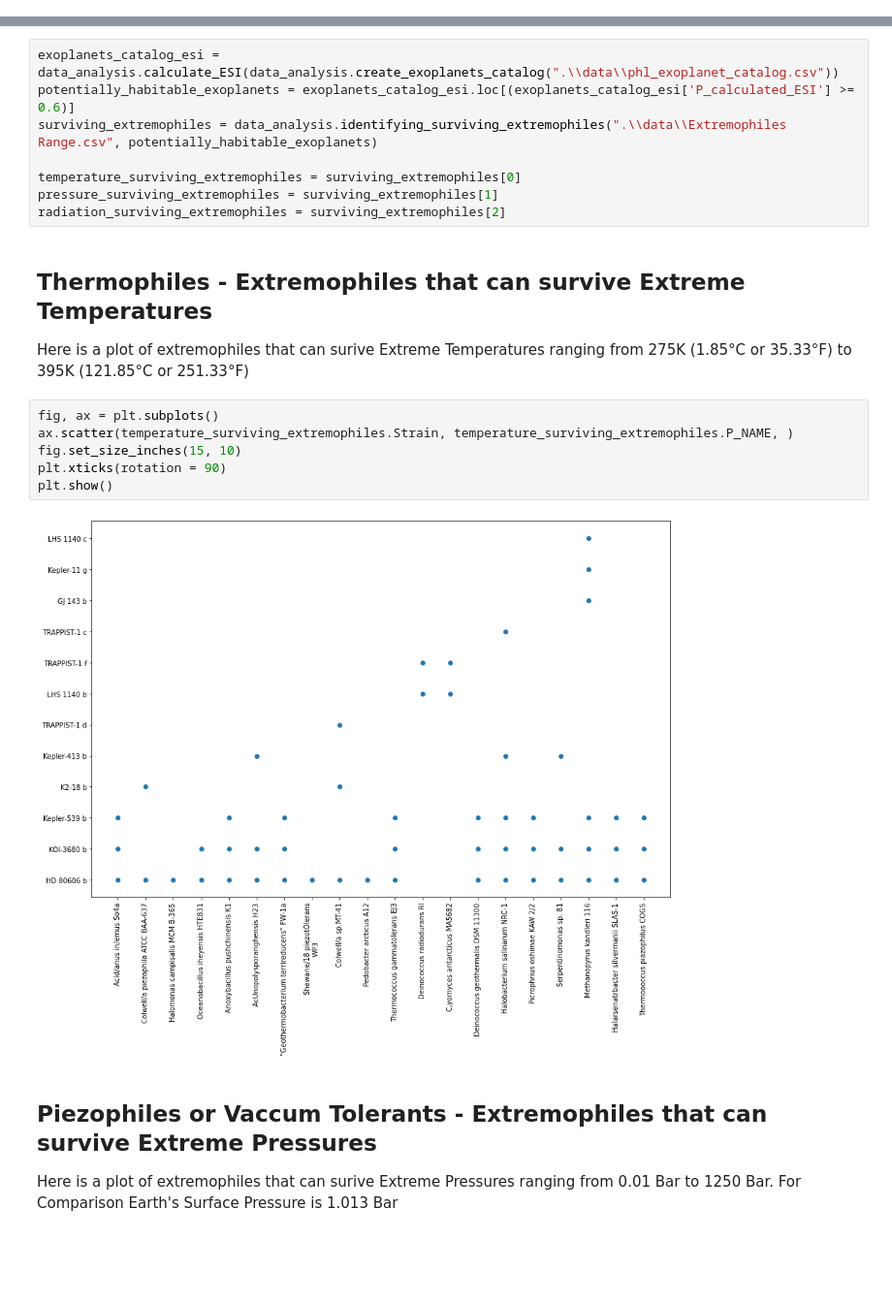
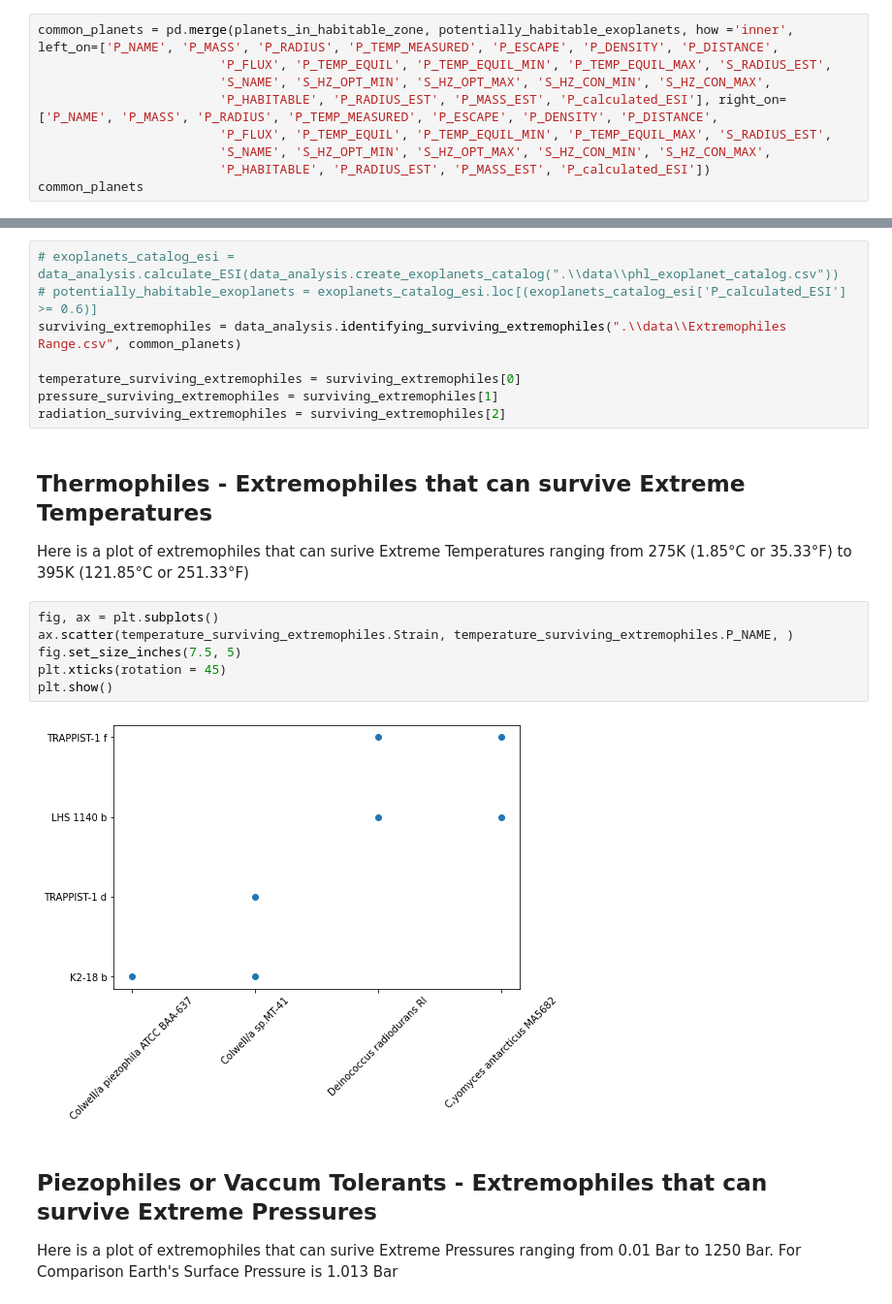
Before and after one commit to Saahil87/2021Fall_finals, a Jupyter notebook: visualizations.ipynb, the cells around one changed output, grey strips where cells are left out. Shown at 97% size. Saved outputs shown, nothing was run; the diff lists cells and outputs as text; blank space fills up the shorter version.

Commit message:
1. Semi-final visualizations.ipynb

```diff
--- a/visualizations.ipynb
+++ b/visualizations.ipynb
@@ -214,0 +176,9 @@ common_planets
+# %%
+common_planets = pd.merge(planets_in_habitable_zone, potentially_habitable_exoplanets, how ='inner', left_on=['P_NAME', 'P_MASS', 'P_RADIUS', 'P_TEMP_MEASURED', 'P_ESCAPE', 'P_DENSITY', 'P_DISTANCE',
+                        'P_FLUX', 'P_TEMP_EQUIL', 'P_TEMP_EQUIL_MIN', 'P_TEMP_EQUIL_MAX', 'S_RADIUS_EST',
+                        'S_NAME', 'S_HZ_OPT_MIN', 'S_HZ_OPT_MAX', 'S_HZ_CON_MIN', 'S_HZ_CON_MAX',
+                        'P_HABITABLE', 'P_RADIUS_EST', 'P_MASS_EST', 'P_calculated_ESI'], right_on=['P_NAME', 'P_MASS', 'P_RADIUS', 'P_TEMP_MEASURED', 'P_ESCAPE', 'P_DENSITY', 'P_DISTANCE',
+                        'P_FLUX', 'P_TEMP_EQUIL', 'P_TEMP_EQUIL_MIN', 'P_TEMP_EQUIL_MAX', 'S_RADIUS_EST',
+                        'S_NAME', 'S_HZ_OPT_MIN', 'S_HZ_OPT_MAX', 'S_HZ_CON_MIN', 'S_HZ_CON_MAX',
+                        'P_HABITABLE', 'P_RADIUS_EST', 'P_MASS_EST', 'P_calculated_ESI'])
+common_planets
@@ -226,9 +205,9 @@ pd.set_option('max_colwidth', 800)
 # %% [markdown]
 Extracting data from the analysis to get extremophiles that can survive extreme Temperatures, Pressures and Radiation.
 # %%
-exoplanets_catalog_esi = data_analysis.calculate_ESI(data_analysis.create_exoplanets_catalog(".\\data\\phl_exoplanet_catalog.csv"))
-potentially_habitable_exoplanets = exoplanets_catalog_esi.loc[(exoplanets_catalog_esi['P_calculated_ESI'] >= 0.6)]
-surviving_extremophiles = data_analysis.identifying_surviving_extremophiles(".\\data\\Extremophiles Range.csv", potentially_habitable_exoplanets)
+# exoplanets_catalog_esi = data_analysis.calculate_ESI(data_analysis.create_exoplanets_catalog(".\\data\\phl_exoplanet_catalog.csv"))
+# potentially_habitable_exoplanets = exoplanets_catalog_esi.loc[(exoplanets_catalog_esi['P_calculated_ESI'] >= 0.6)]
+surviving_extremophiles = data_analysis.identifying_surviving_extremophiles(".\\data\\Extremophiles Range.csv", common_planets)
 
 temperature_surviving_extremophiles = surviving_extremophiles[0]
 pressure_surviving_extremophiles = surviving_extremophiles[1]
@@ -240,11 +219,11 @@ Here is a plot of extremophiles that can surive Extreme Temperatures ranging fro
 # %%
 fig, ax = plt.subplots()
 ax.scatter(temperature_surviving_extremophiles.Strain, temperature_surviving_extremophiles.P_NAME, )
-fig.set_size_inches(15, 10)
-plt.xticks(rotation = 90)
+fig.set_size_inches(7.5, 5)
+plt.xticks(rotation = 45)
 plt.show()
 # %% [output]
-[figure, old version]
+[figure, new version]
 # %% [markdown]
 ## Piezophiles or Vaccum Tolerants - Extremophiles that can survive Extreme Pressures
 
```
Also changed, not shown: parts of 6 cells of this notebook.
